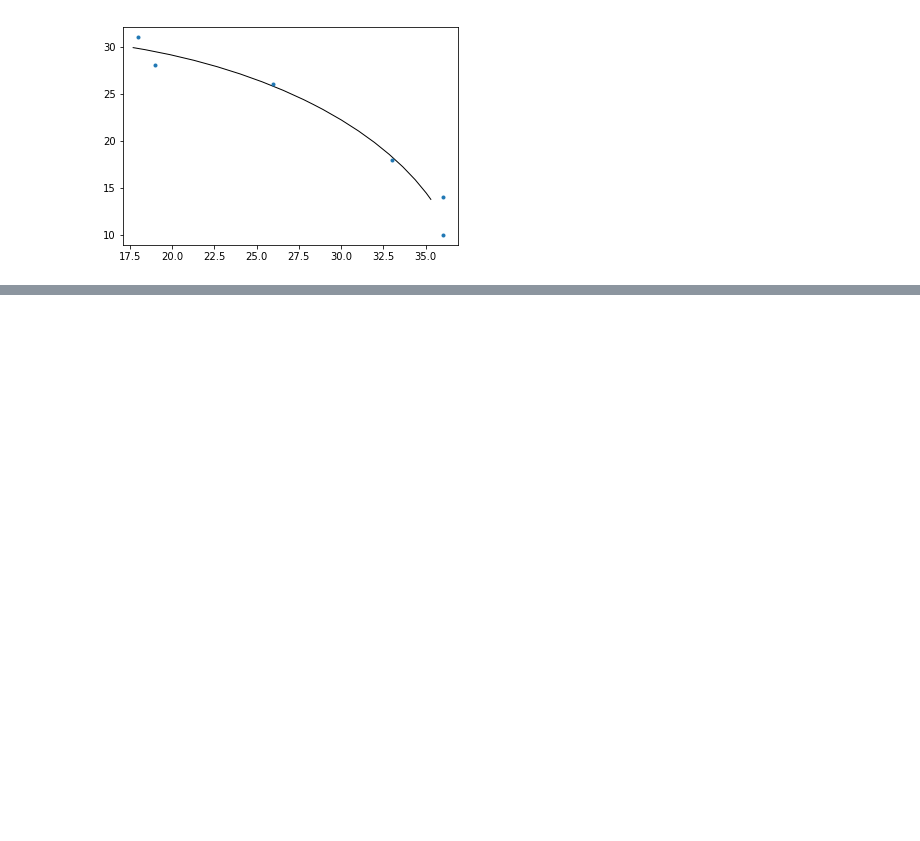
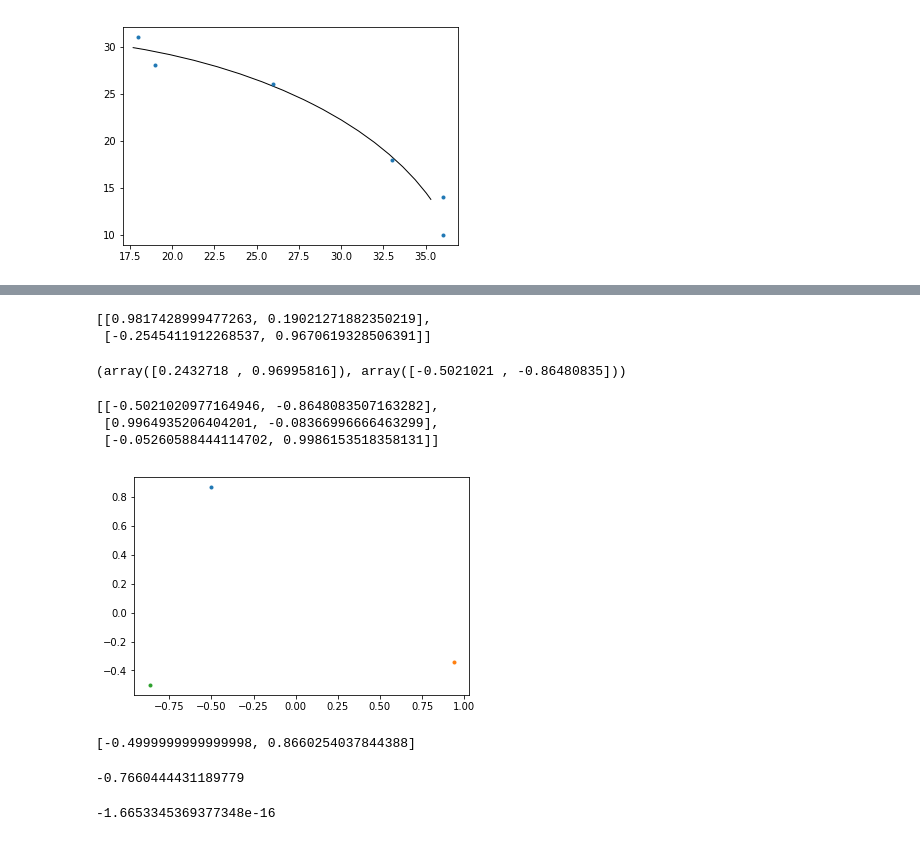
Before and after one commit to AllenCellModeling/DLITE, a Jupyter notebook: notebooks/Z01 load test1.ipynb, the cells around one changed output, grey strips where cells are left out. Saved outputs shown, nothing was run; the diff lists cells and outputs as text; code cells hidden in the pictures; blank space fills up the shorter version.

```diff
--- a/notebooks/Z01 load test1.ipynb
+++ b/notebooks/Z01 load test1.ipynb
@@ -620,0 +660,44 @@ R
+# %%
+nodes[2].tension_vectors
+# %% [output]
+[[0.9817428999477263, 0.19021271882350219],
+ [-0.2545411912268537, 0.9670619328506391]]
+# %%
+edges[0].unit_vectors()
+# %% [output]
+(array([0.2432718 , 0.96995816]), array([-0.5021021 , -0.86480835]))
+# %%
+nodes[1].tension_vectors
+# %% [output]
+[[-0.5021020977164946, -0.8648083507163282],
+ [0.9964935206404201, -0.08366996666463299],
+ [-0.05260588444114702, 0.9986153518358131]]
+# %%
+a = [np.cos(np.deg2rad(120)), np.sin(np.deg2rad(120))]
+# %%
+b = [np.cos(np.deg2rad(-20)), np.sin(np.deg2rad(-20))]
+# %%
+c = [np.cos(np.deg2rad(-150)), np.sin(np.deg2rad(-150))]
+# %%
+import matplotlib.pyplot as plt
+o = [0,0]
+a.append(o)
+# %%
+plt.plot(a[0] , a[1],'.' )
+plt.plot(b[0], b[1],'.')
+plt.plot(c[0], c[1],'.')
+plt.show()
+# %% [output]
+[figure, added]
+# %%
+a
+# %% [output]
+[-0.4999999999999998, 0.8660254037844388]
+# %%
+np.dot(a, b)
+# %% [output]
+-0.7660444431189779
+# %%
+np.dot(a, c)
+# %% [output]
+-1.6653345369377348e-16
```
Also changed, not shown: parts of 51 cells of this notebook, 5 other files.
